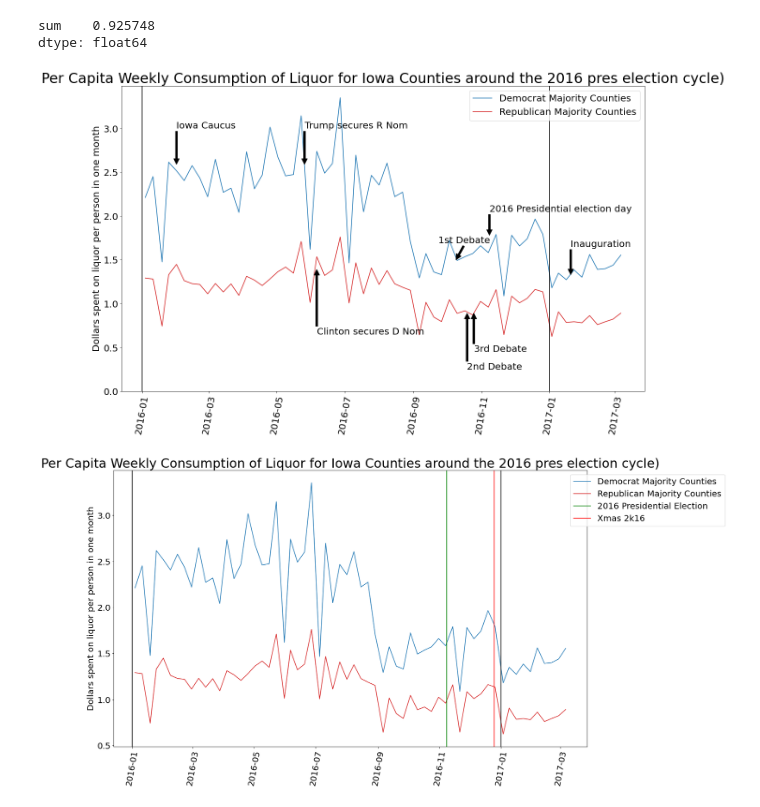
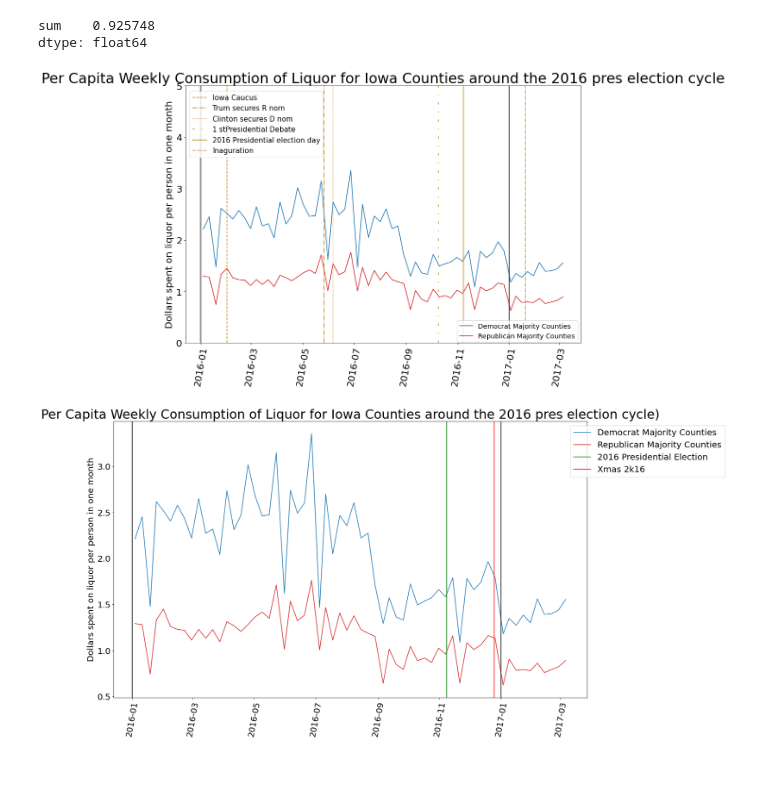
Before and after one commit to kekstrom/ACE592_group, a Jupyter notebook: Iowa Liquor Data Vis.ipynb, the cells around one changed output. Cells and saved outputs as stored; diff of their text form; code cells hidden in the pictures; blank space fills up the shorter version.

Commit message:
Updated annotated graph with varying line types instead of arros

```diff
--- a/Iowa Liquor Data Vis.ipynb
+++ b/Iowa Liquor Data Vis.ipynb
@@ -323,34 +327,36 @@ elecdem=elecdem.loc[(elecdem.beg_week_date>='2016-01-01')&(elecdem.beg_week_date
 elecrep=elecrep.set_index('beg_week_date')
 elecdem=elecdem.set_index('beg_week_date')
 # %%
-plt.figure(figsize=(20,12))
-plt.plot(elecdem['Per_cap_liq_cons'],  color='tab:blue',label='Democrat Majority Counties');
-plt.plot(elecrep['Per_cap_liq_cons'],color='tab:red',label='Republican Majority Counties');
-plt.legend(loc='upper right',bbox_to_anchor=(1,1),fontsize=20);
-plt.title('Per Capita Weekly Consumption of Liquor for Iowa Counties around the 2016 pres election cycle)',fontsize=30);
+f,ax = plt.subplots(figsize=(15,10))
+plt.ylim(0,5)
+ax.plot(elecdem['Per_cap_liq_cons'],  color='tab:blue',label='Democrat Majority Counties');
+ax.plot(elecrep['Per_cap_liq_cons'],color='tab:red',label='Republican Majority Counties');
+leg1=plt.legend(loc='upper right',bbox_to_anchor=(1,.10),fontsize=14);
+plt.title('Per Capita Weekly Consumption of Liquor for Iowa Counties around the 2016 pres election cycle',fontsize=30);
 plt.xticks(rotation=80,fontsize=20)
 plt.ylabel('Dollars spent on liquor per person in one month',fontsize=20)
 plt.yticks(fontsize=20)
 plt.ylim(0,)
 xcoords=['2016-01-01','2017-01-01']
 colors=['k','k']
 for xc,c in zip(xcoords,colors):
     plt.axvline(x=xc,c=c)
 
-plt.annotate('2016 Presidential election day', fontsize=20, xy=('2016-11-08',1.78), xytext=('2016-11-08',2.05),arrowprops=dict(facecolor="black"))
-#plt.annotate('2016 Presidential election', fontsize=20, xy=('2016-11-08',1.0), xytext=('2016-12-08',0.5),arrowprops=dict(facecolor="black"))
-plt.annotate('Iowa Caucus', fontsize=20, xy=('2016-02-01',2.59), xytext=('2016-02-01',3.0),arrowprops=dict(facecolor="black"))
-plt.annotate('Trump secures R Nom', fontsize=20, xy=('2016-05-26',2.59), xytext=('2016-05-26',3.0),arrowprops=dict(facecolor="black"))
-plt.annotate('Clinton secures D Nom', fontsize=20, xy=('2016-06-06',1.39), xytext=('2016-06-06',.65),arrowprops=dict(facecolor="black"))
-plt.annotate('1st Debate', fontsize=20, xy=('2016-10-09',1.5), xytext=('2016-09-23',1.69),arrowprops=dict(facecolor="black"))
-plt.annotate('2nd Debate', fontsize=20, xy=('2016-10-19',.89), xytext=('2016-10-19',.25),arrowprops=dict(facecolor="black"))
-plt.annotate('3rd Debate', fontsize=20, xy=('2016-10-25',.89), xytext=('2016-10-25',.45),arrowprops=dict(facecolor="black"))
-#plt.annotate('Iowa State Fair', fontsize=20, xy=('2015-08-13',.89), xytext=('2015-08-13',.45),arrowprops=dict(facecolor="black"))  #didn't include 2015
-plt.annotate('Inauguration', fontsize=20, xy=('2017-01-20',1.33), xytext=('2017-01-20',1.65),arrowprops=dict(facecolor="black"))
-
+a=plt.axvline('2016-02-01',ls='--',color='darkgoldenrod')
+b=plt.axvline('2016-05-26',ls='-.',color='darkgoldenrod')
+c=plt.axvline('2016-06-06',ls=':',color='darkgoldenrod')
+d=plt.axvline('2016-10-09',ls=(0,(3,10,1,10)),color='darkgoldenrod')
+# plt.axvline('2016-10-19',ls='--',color='indigo')
+# plt.axvline('2016-10-25',ls='--',color='indigo')
+e=plt.axvline('2016-11-08',color='darkgoldenrod')
+f=plt.axvline('2017-01-20',ls=(0,(3,1,1,1,1,1)),color='darkgoldenrod')
+leg2=plt.legend([a,b,c,d,e,f],['Iowa Caucus','Trum secures R nom','Clinton secures D nom','1 stPresidential Debate','2016 Presidential election day','Inaguration'],loc='center left', bbox_to_anchor=(0.0025,.85),fontsize=15)
+# #plt.annotate('Iowa State Fair', fontsize=20, xy=('2015-08-13',.89), xytext=('2015-08-13',.45),arrowprops=dict(facecolor="black"))  #didn't include 2015
+# plt.annotate('Inauguration', fontsize=20, xy=('2017-01-20',1.33), xytext=('2017-01-20',1.65),arrowprops=dict(facecolor="black"))
+ax.add_artist(leg1)
 plt.show()
 # %% [output]
-[figure, old version]
+[figure, new version]
 # %%
 plt.figure(figsize=(20,12))
 plt.plot(elecdem['Per_cap_liq_cons'],  color='tab:blue',label='Democrat Majority Counties');
```
Also changed, not shown: parts of 2 cells of this notebook.
